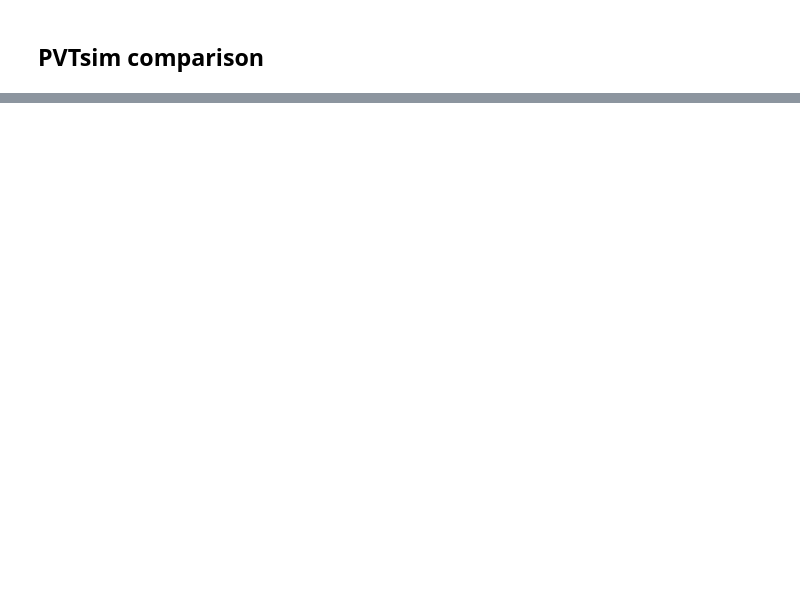
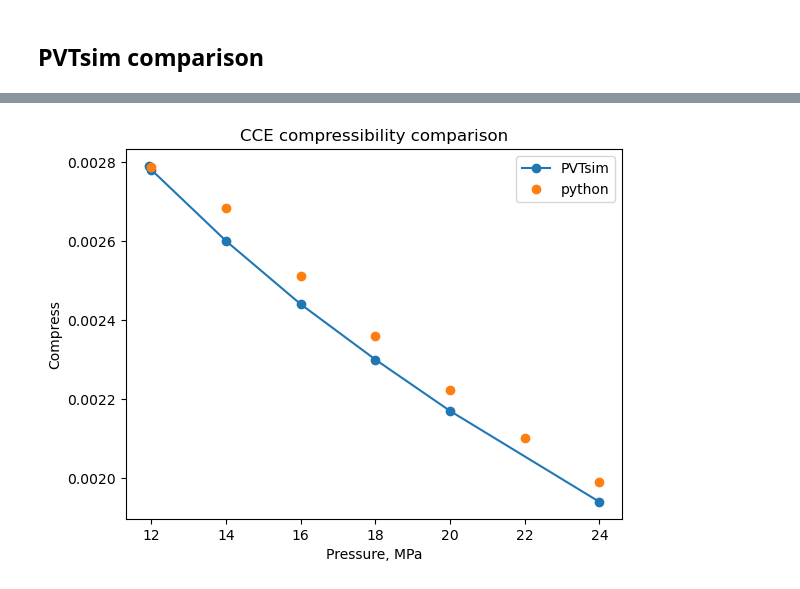
Before and after one commit to SidorenkoDD/BlackBoxFluid, a Jupyter notebook: code/tests2.ipynb, the cells around one changed output, grey strips where cells are left out. Cells and saved outputs as stored; diff of their text form; code cells hidden in the pictures; blank space fills up the shorter version.

```diff
--- a/code/tests2.ipynb
+++ b/code/tests2.ipynb
@@ -678,10 +757,12 @@ plt.show()
 # %%
 plt.plot(pres_pvtsim, compress, label = 'PVTsim', marker = 'o', linestyle = '-')
 plt.plot(model1.experiments.CCE.dataframe['Pressure'], model1.experiments.CCE.dataframe['Compressibility'], label = 'python', marker = 'o', linestyle = '')
 
 plt.xlabel('Pressure, MPa')
-plt.ylabel('Liquid dens')
+plt.ylabel('Compress')
 plt.legend()
-plt.title('CCE liquid density comparison')
+plt.title('CCE compressibility comparison')
 
 plt.show()
+# %% [output]
+[figure, added]
```
Also changed, not shown: parts of 20 cells of this notebook, 3 other files.
